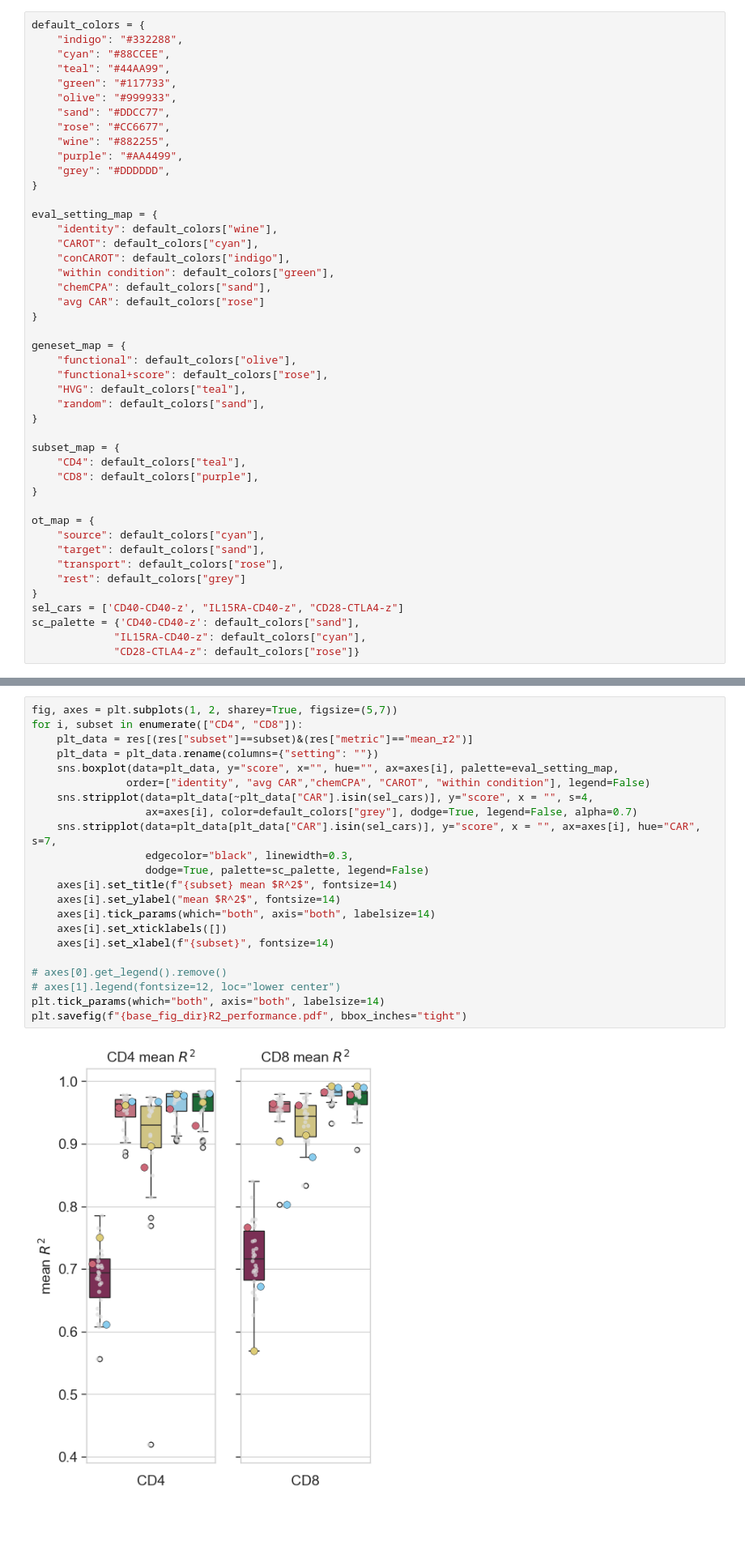
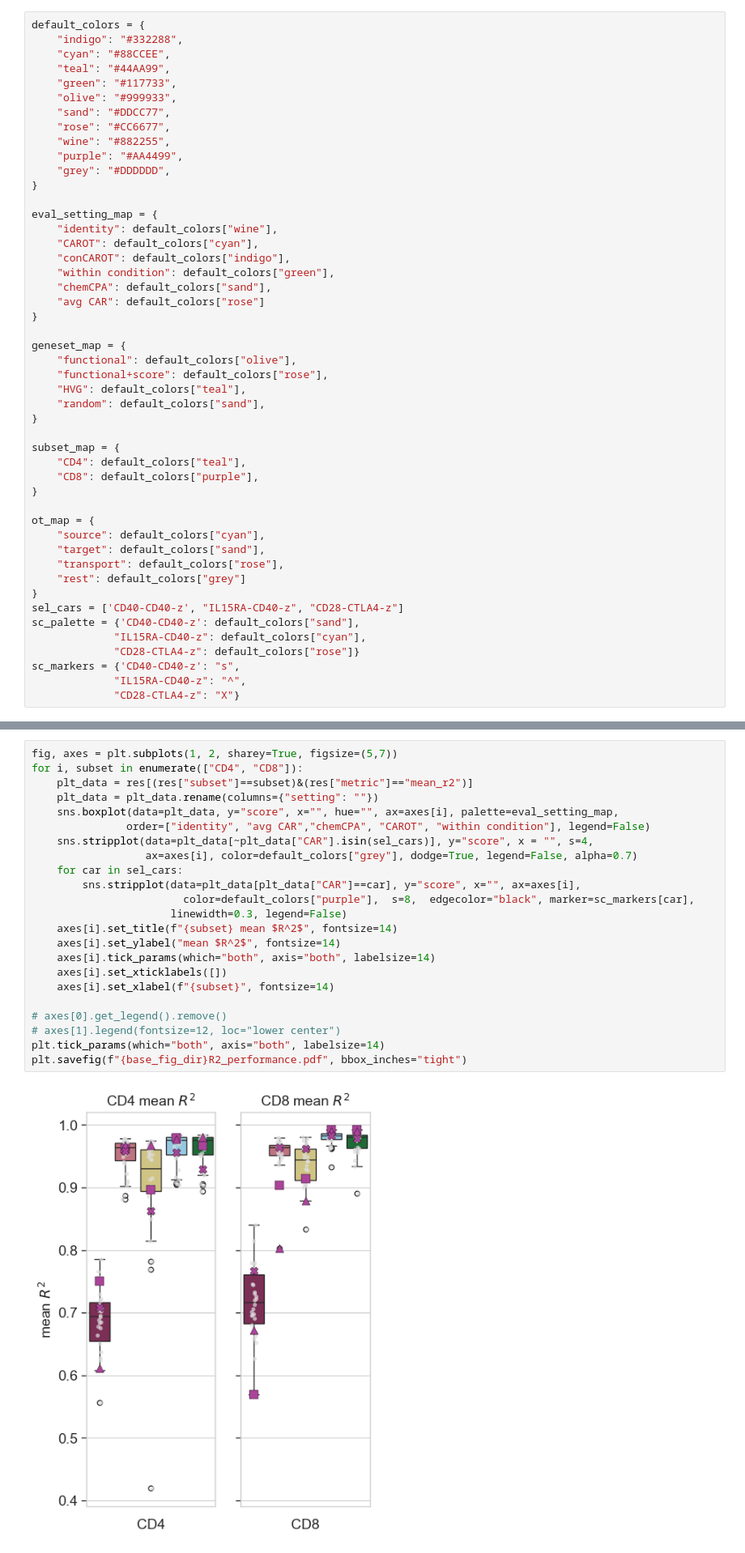
Before and after one commit to AI4SCR/car-conditional-monge, a Jupyter notebook: notebooks/Figures/Figure 3 - CAROT performance.ipynb, the cells around one changed output, grey strips where cells are left out. Shown at 81% size. Cells and saved outputs as stored; diff of their text form; blank space fills up the shorter version.

Commit message:
Re-ordered figures, main fig 5 and fig. 6

```diff
--- a/notebooks/Figures/Figure 3 - CAROT performance.ipynb
+++ b/notebooks/Figures/Figure 3 - CAROT performance.ipynb
@@ -53,6 +53,9 @@ sel_cars = ['CD40-CD40-z', "IL15RA-CD40-z", "CD28-CTLA4-z"]
 sc_palette = {'CD40-CD40-z': default_colors["sand"],
              "IL15RA-CD40-z": default_colors["cyan"],
              "CD28-CTLA4-z": default_colors["rose"]}
+sc_markers = {'CD40-CD40-z': "s",
+             "IL15RA-CD40-z": "^",
+             "CD28-CTLA4-z": "X"}
 # %%
 sns.set(font="Arial")
 sns.set_context("paper")
@@ -255,27 +258,28 @@ stats
 # %%
 fig, axes = plt.subplots(1, 2, sharey=True, figsize=(5,7))
 for i, subset in enumerate(["CD4", "CD8"]):
     plt_data = res[(res["subset"]==subset)&(res["metric"]=="mean_r2")]
     plt_data = plt_data.rename(columns={"setting": ""})
     sns.boxplot(data=plt_data, y="score", x="", hue="", ax=axes[i], palette=eval_setting_map,
                order=["identity", "avg CAR","chemCPA", "CAROT", "within condition"], legend=False)
     sns.stripplot(data=plt_data[~plt_data["CAR"].isin(sel_cars)], y="score", x = "", s=4,
                   ax=axes[i], color=default_colors["grey"], dodge=True, legend=False, alpha=0.7)
-    sns.stripplot(data=plt_data[plt_data["CAR"].isin(sel_cars)], y="score", x = "", ax=axes[i], hue="CAR", s=7,
-                  edgecolor="black", linewidth=0.3,
-                  dodge=True, palette=sc_palette, legend=False)
+    for car in sel_cars:
+        sns.stripplot(data=plt_data[plt_data["CAR"]==car], y="score", x="", ax=axes[i],
+                        color=default_colors["purple"],  s=8,  edgecolor="black", marker=sc_markers[car],
+                      linewidth=0.3, legend=False)
     axes[i].set_title(f"{subset} mean $R^2$", fontsize=14)
     axes[i].set_ylabel("mean $R^2$", fontsize=14)
     axes[i].tick_params(which="both", axis="both", labelsize=14)
     axes[i].set_xticklabels([])
     axes[i].set_xlabel(f"{subset}", fontsize=14)
 
 # axes[0].get_legend().remove()
 # axes[1].legend(fontsize=12, loc="lower center")
 plt.tick_params(which="both", axis="both", labelsize=14)
 plt.savefig(f"{base_fig_dir}R2_performance.pdf", bbox_inches="tight")
 # %% [output]
-[figure, old version]
+[figure, new version]
 # %%
 fig, axes = plt.subplots(2, 1, sharex=True, figsize=(7,5))
 for i, subset in enumerate(["CD4", "CD8"]):
```
Also changed, not shown: parts of 3 cells of this notebook, 10 other files.
